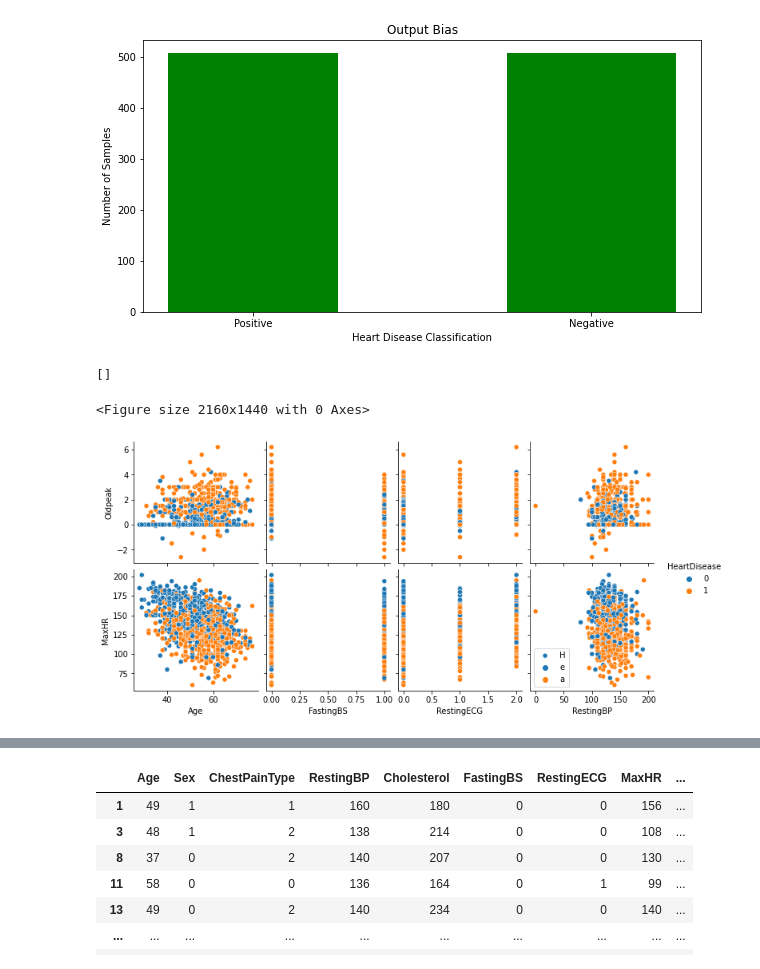
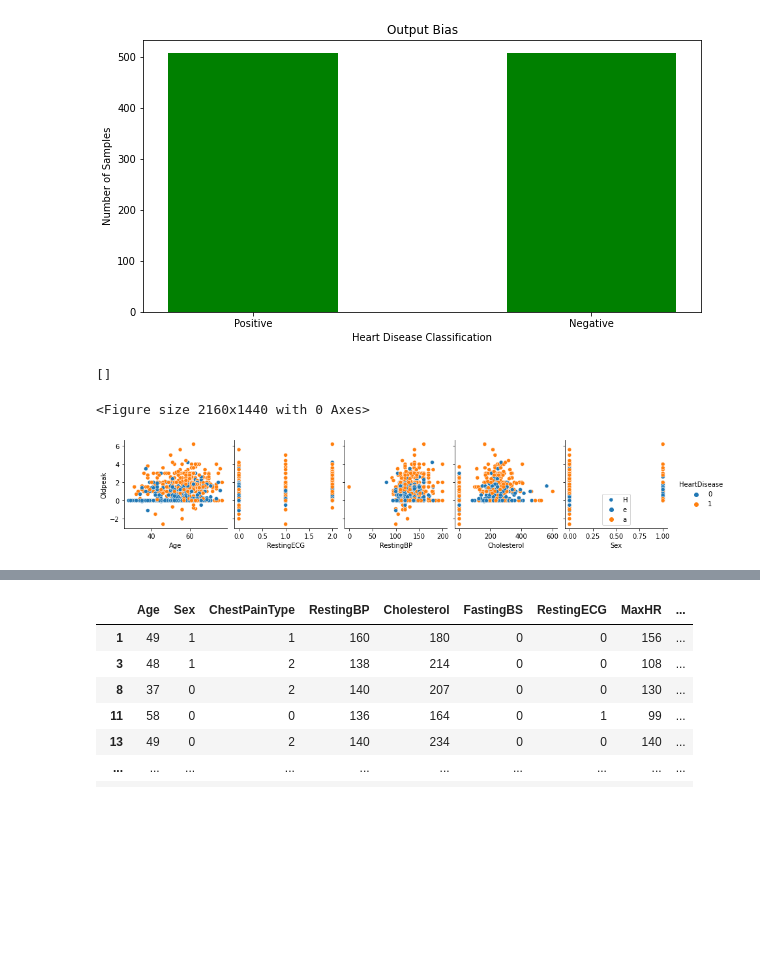
Before and after one commit to aarushkachhawa/Heart-Disease-Detection, a Jupyter notebook: Heart_Disease_Detection_Paper.ipynb, the cells around one changed output, grey strips where cells are left out. Drawn from its saved outputs; the diff is of its cells as text; code cells hidden in the pictures; blank space fills up the shorter version.

Commit message:
Adding correlation matrix calculation and updating pair plots to plot oldpeak against all other attributes. Removing thalach plots

```diff
--- a/Heart_Disease_Detection_Paper.ipynb
+++ b/Heart_Disease_Detection_Paper.ipynb
@@ -119,17 +119,17 @@ plt.show()
 # %%
 # Data visualization with pair plots
 import matplotlib.pyplot as plt
 import seaborn as sns
 
 # Chart 1
 plt.figure(figsize=(30,20))
-sns.pairplot(data, hue="HeartDisease", x_vars=["Age", "FastingBS", "RestingECG", "RestingBP"], y_vars=["Oldpeak", "MaxHR"])
+sns.pairplot(data, hue="HeartDisease", x_vars=["Age", "RestingECG", "RestingBP", "Cholesterol", "Sex"], y_vars=["Oldpeak"])
 plt.legend("HeartDisease")
 plt.plot()
 # %% [output]
 []
 <Figure size 2160x1440 with 0 Axes>
-[figure, old version]
+[figure, new version]
 # %%
 # Chart 2
 plt.figure(figsize=(30,20))
```
Also changed, not shown: parts of 3 cells of this notebook.
